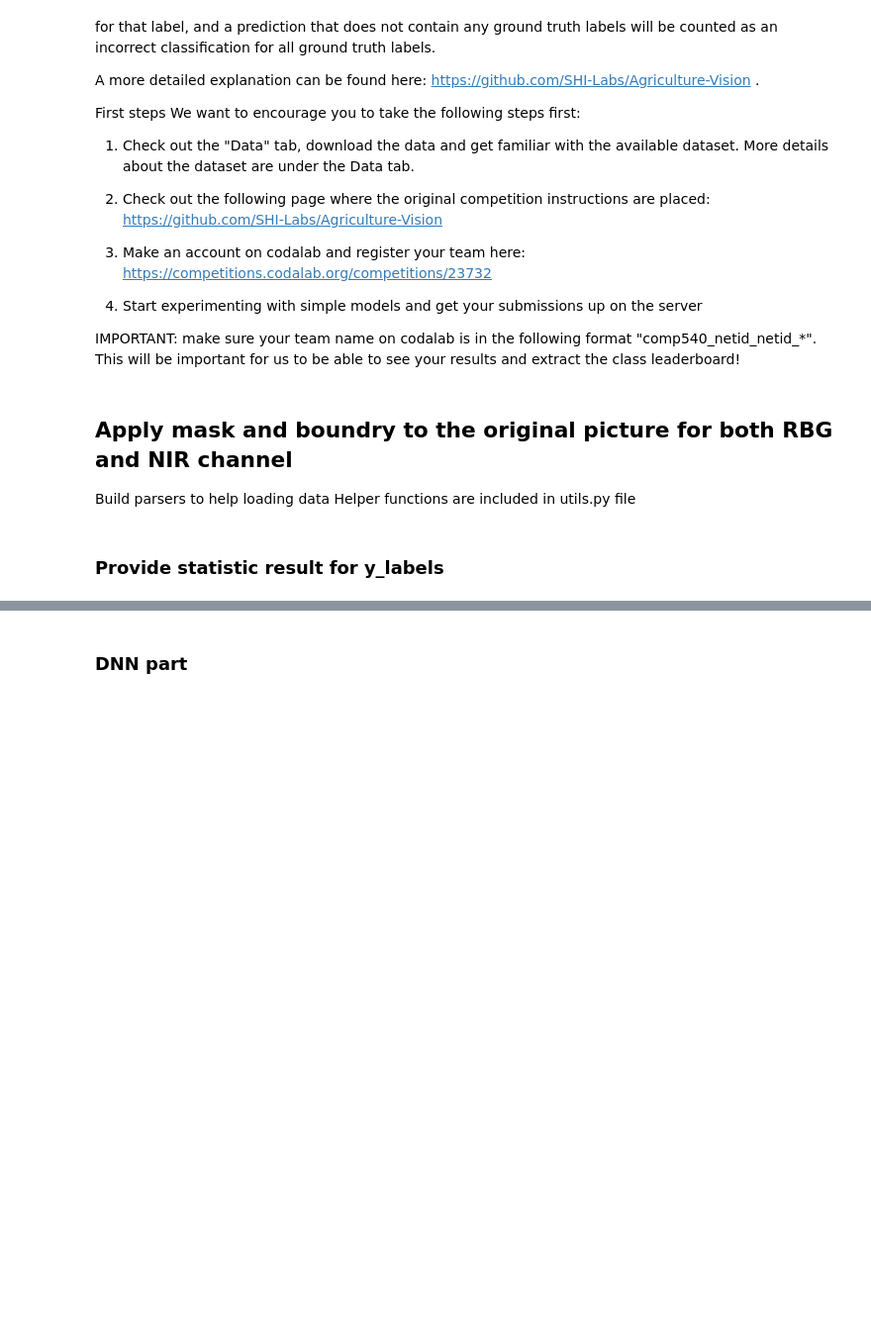
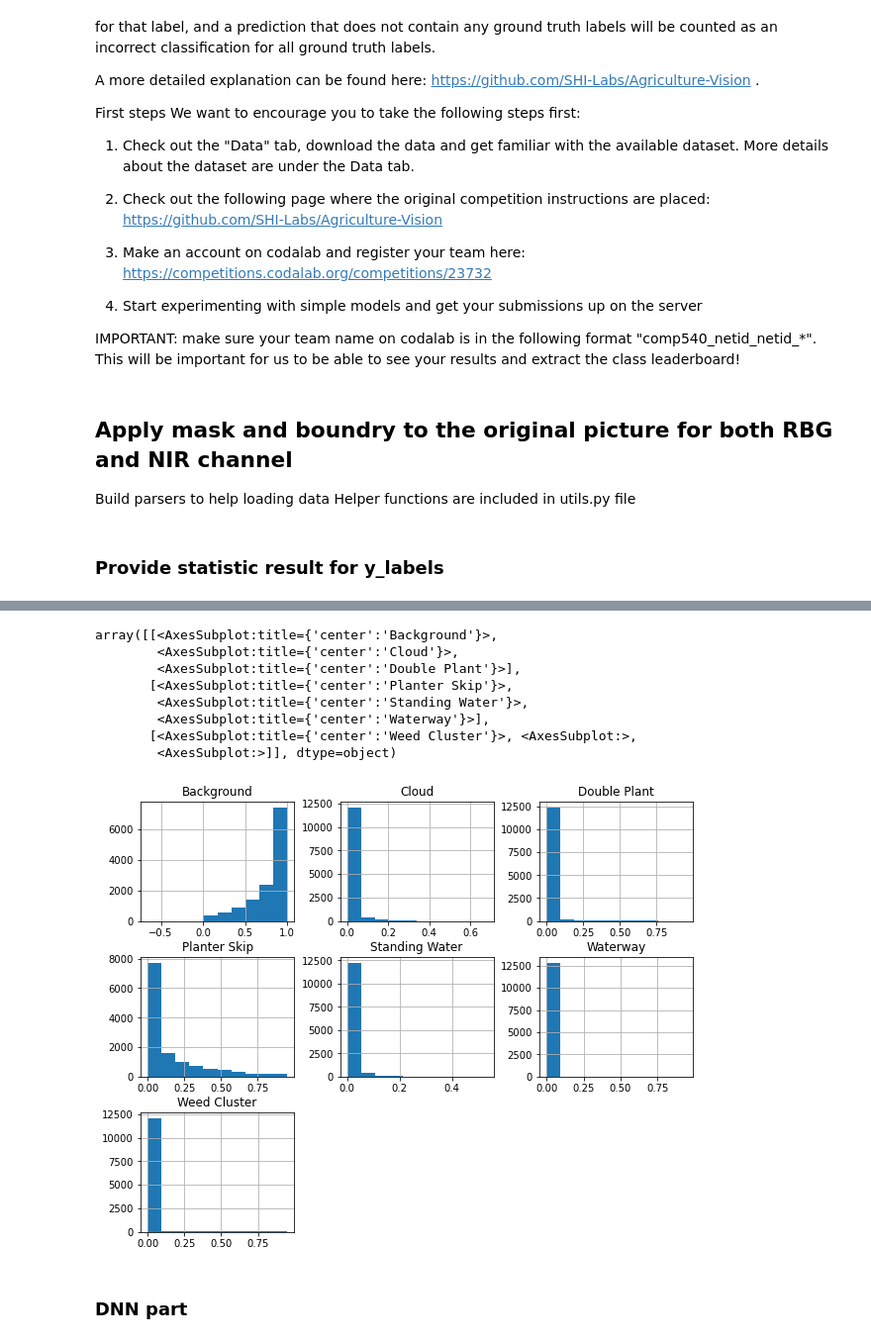
Before and after one commit to ZhuqingZhang0422/Vision-for-Agriculture, a Jupyter notebook: Vision-for-Agriculture.ipynb, the cells around one changed output, grey strips where cells are left out. Shown at 99% size. Saved outputs shown, nothing was run; the diff lists cells and outputs as text; code cells hidden in the pictures; blank space fills up the shorter version.

```diff
--- a/Vision-for-Agriculture.ipynb
+++ b/Vision-for-Agriculture.ipynb
@@ -282,3 +294,17 @@ plt.show()
+# %%
+df = pd.DataFrame(np.hstack((bg,y_train)))
+df.columns = ['Background', 'Cloud', 'Double Plant', 'Planter Skip', 'Standing Water', 'Waterway', 'Weed Cluster']
+df.hist()
+# %% [output]
+array([[<AxesSubplot:title={'center':'Background'}>,
+        <AxesSubplot:title={'center':'Cloud'}>,
+        <AxesSubplot:title={'center':'Double Plant'}>],
+       [<AxesSubplot:title={'center':'Planter Skip'}>,
+        <AxesSubplot:title={'center':'Standing Water'}>,
+        <AxesSubplot:title={'center':'Waterway'}>],
+       [<AxesSubplot:title={'center':'Weed Cluster'}>, <AxesSubplot:>,
+        <AxesSubplot:>]], dtype=object)
+[figure, added]
 # %%
 train_data = 'y_train.pkl'
 dbfile = open(train_data, 'rb')
```
Also changed, not shown: parts of 5 cells of this notebook, 1 other file.
